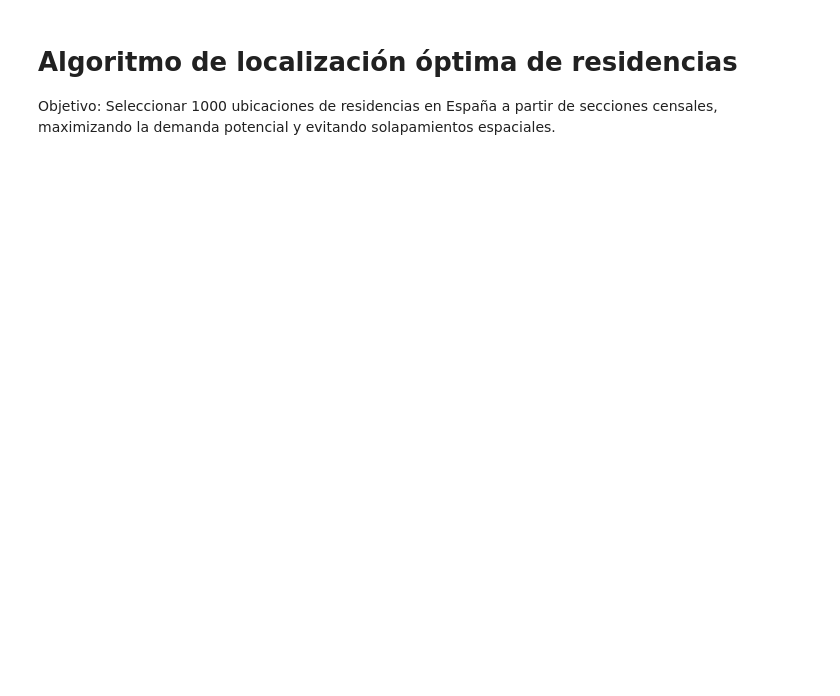
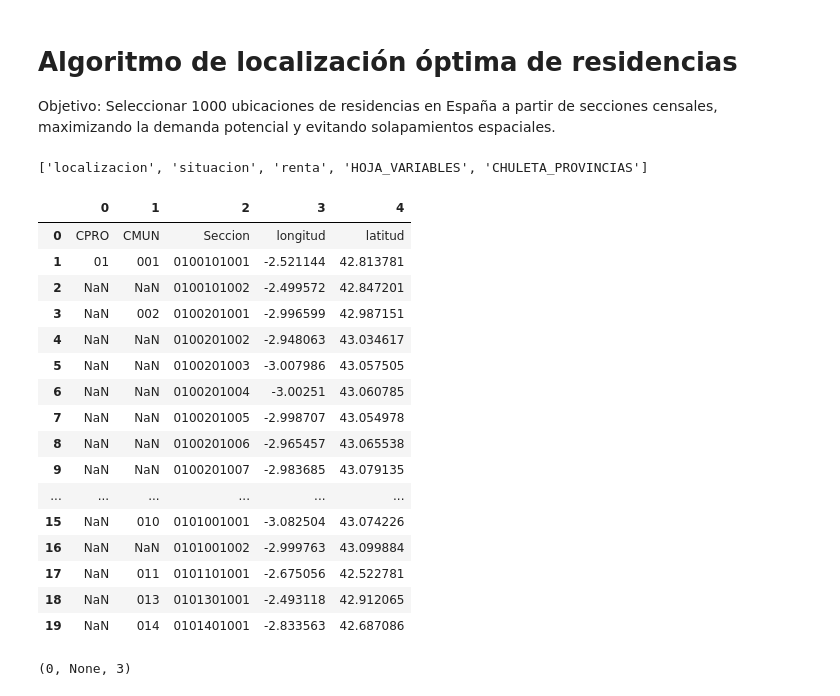
Before and after one commit to lgarbayo/seed-algorithm, a Jupyter notebook: notebooks/01_mvp_localizacion.ipynb, the cells around one changed output. Drawn from its saved outputs; the diff is of its cells as text; code cells hidden in the pictures; blank space fills up the shorter version.

```diff
--- a/notebooks/01_mvp_localizacion.ipynb
+++ b/notebooks/01_mvp_localizacion.ipynb
@@ -10,15 +10,7 @@ from sklearn.preprocessing import MinMaxScaler
 from sklearn.metrics.pairwise import haversine_distances
 # %%
 path = "../data/Datos caso práctico 2025 - renta y localización (def).xlsx"
-
-df_loc = pd.read_excel(path, sheet_name="localizacion")
-df_renta = pd.read_excel(path, sheet_name="renta")
-df_sit = pd.read_excel(path, sheet_name="situacion")
-
-df_loc.head()
-
-df = df_loc.merge(df_renta, on="id_seccion", how="inner")
-df = df.merge(df_sit, on="id_seccion", how="inner")
-df = df.merge(df_pop, on="id_seccion", how="inner")
-
-df.head()
+xls = pd.ExcelFile(path)
+xls.sheet_names
+# %% [output]
+['localizacion', 'situacion', 'renta', 'HOJA_VARIABLES', 'CHULETA_PROVINCIAS']
@@ -54,0 +17,39 @@ df_filt = df_norm[df_norm["p80plus"] >= MIN_80].copy()
+# %%
+df_loc_raw = pd.read_excel(path, sheet_name="localizacion", header=None)
+df_sit_raw = pd.read_excel(path, sheet_name="situacion", header=None)
+df_renta_raw = pd.read_excel(path, sheet_name="renta", header=None)
+
+df_loc_raw.head(20)
+# %% [output]
+|  | 0 | 1 | 2 | 3 | 4 |
+| 0 | CPRO | CMUN | Seccion | longitud | latitud |
+| 1 | 01 | 001 | 0100101001 | -2.521144 | 42.813781 |
+| 2 | NaN | NaN | 0100101002 | -2.499572 | 42.847201 |
+| 3 | NaN | 002 | 0100201001 | -2.996599 | 42.987151 |
+| 4 | NaN | NaN | 0100201002 | -2.948063 | 43.034617 |
+| 5 | NaN | NaN | 0100201003 | -3.007986 | 43.057505 |
+| 6 | NaN | NaN | 0100201004 | -3.00251 | 43.060785 |
+| 7 | NaN | NaN | 0100201005 | -2.998707 | 43.054978 |
+| 8 | NaN | NaN | 0100201006 | -2.965457 | 43.065538 |
+| 9 | NaN | NaN | 0100201007 | -2.983685 | 43.079135 |
+| ... | ... | ... | ... | ... | ... |
+| 15 | NaN | 010 | 0101001001 | -3.082504 | 43.074226 |
+| 16 | NaN | NaN | 0101001002 | -2.999763 | 43.099884 |
+| 17 | NaN | 011 | 0101101001 | -2.675056 | 42.522781 |
+| 18 | NaN | 013 | 0101301001 | -2.493118 | 42.912065 |
+| 19 | NaN | 014 | 0101401001 | -2.833563 | 42.687086 |
+# %%
+def find_header_row(df, keywords):
+    for i in range(min(200, len(df))):
+        row_text = " ".join(df.iloc[i].astype(str).fillna("").tolist()).lower()
+        if all(k.lower() in row_text for k in keywords):
+            return i
+    return None
+
+hdr_loc = find_header_row(df_loc_raw, ["lat", "lon"])
+hdr_sit = find_header_row(df_sit_raw, ["seccion"])
+hdr_renta = find_header_row(df_renta_raw, ["renta"])
+
+hdr_loc, hdr_sit, hdr_renta
+# %% [output]
+(0, None, 3)
```
Also changed, not shown: parts of 16 cells of this notebook.
